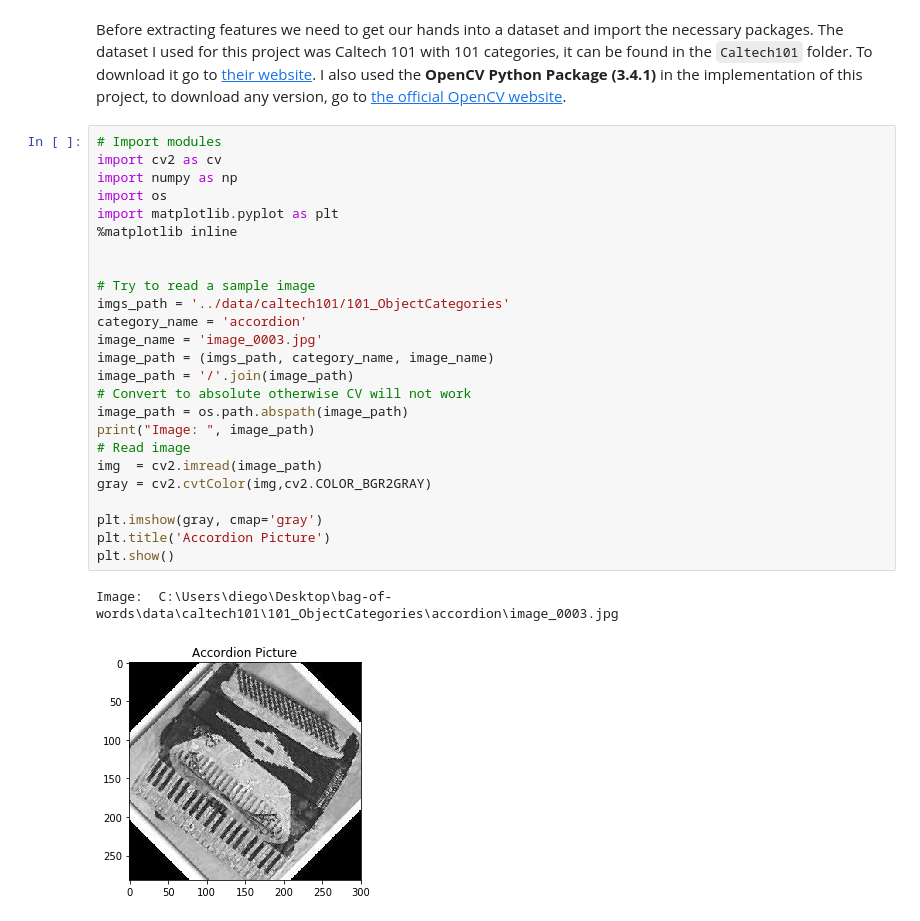
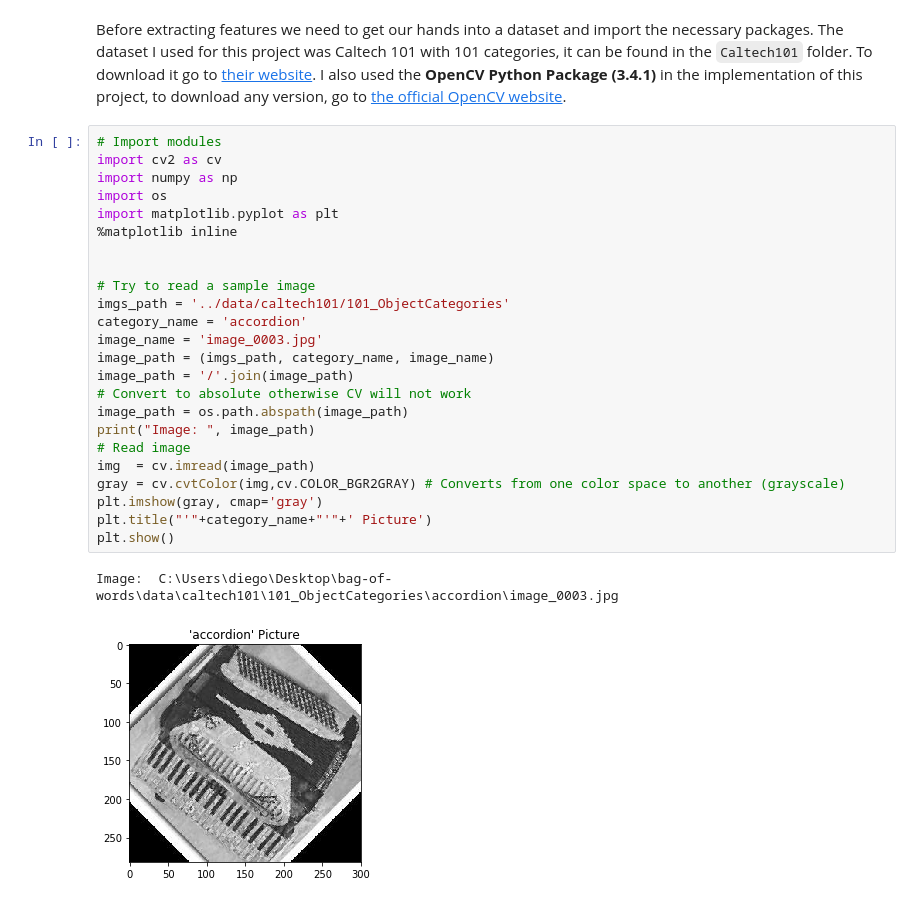
Before and after one commit to asciidiego/bag-of-visual-words, a Jupyter notebook: src/features.ipynb, the cells around one changed output. Drawn from its saved outputs; the diff is of its cells as text.

```diff
--- a/src/features.ipynb
+++ b/src/features.ipynb
@@ -9,30 +9,29 @@ Before extracting features we need to get our hands into a dataset and import th
 # %%
 # Import modules
 import cv2 as cv
 import numpy as np
 import os
 import matplotlib.pyplot as plt
 %matplotlib inline
 
 
 # Try to read a sample image
 imgs_path = '../data/caltech101/101_ObjectCategories'
 category_name = 'accordion'
 image_name = 'image_0003.jpg'
 image_path = (imgs_path, category_name, image_name)
 image_path = '/'.join(image_path)
 # Convert to absolute otherwise CV will not work
 image_path = os.path.abspath(image_path)
 print("Image: ", image_path)
 # Read image
-img  = cv2.imread(image_path)
-gray = cv2.cvtColor(img,cv2.COLOR_BGR2GRAY)
-
+img  = cv.imread(image_path)
+gray = cv.cvtColor(img,cv.COLOR_BGR2GRAY) # Converts from one color space to another (grayscale)
 plt.imshow(gray, cmap='gray')
-plt.title('Accordion Picture')
+plt.title("'"+category_name+"'"+' Picture')
 plt.show()
 # %% [output]
 Image:  C:\Users\diego\Desktop\bag-of-words\data\caltech101\101_ObjectCategories\accordion\image_0003.jpg
-[figure, old version]
+[figure, new version]
 # %%
 # Detect SIFT Keypoints
```
Also changed, not shown: parts of 2 cells of this notebook.
